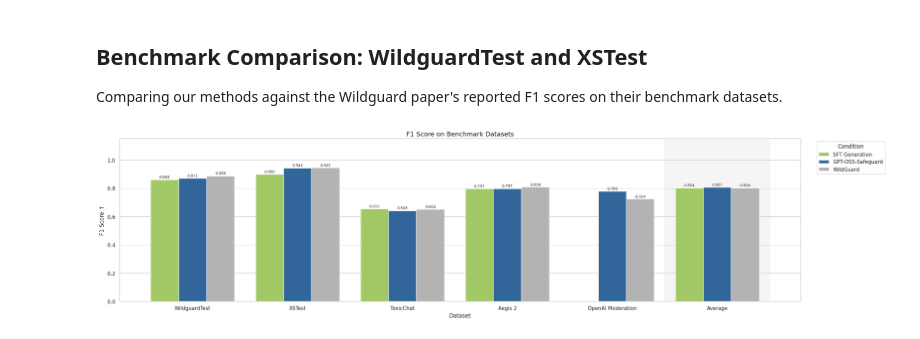
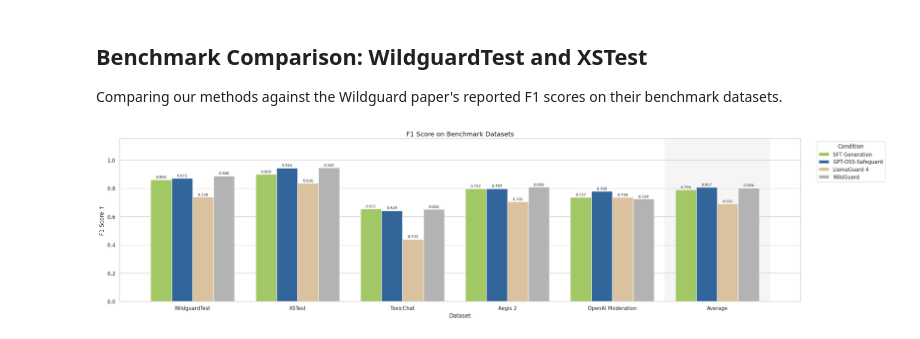
Before and after one commit to Jazhyc/aims-safety-classification, a Jupyter notebook: notebooks/baselines/baselines_results.ipynb, the cells around one changed output. Saved outputs shown, nothing was run; the diff lists cells and outputs as text; code cells hidden in the pictures.

```diff
--- a/notebooks/baselines/baselines_results.ipynb
+++ b/notebooks/baselines/baselines_results.ipynb
@@ -473,35 +472,34 @@ def plot_benchmark_comparison(df: pd.DataFrame, datasets: list, metric: str = "f
 
 
 # All benchmark datasets including the new ones
 benchmark_datasets = ["WildguardTest", "XSTest", "ToxicChat", "Aegis 2", "OpenAI Moderation"]
 
 # Keep only SFT generation and guard/safeguard models to avoid crowding
 exclude = [
     "Vanilla Classification",
     "Vanilla + Human Intent",
     "Vanilla + Model Intent",
     "CoT Classification",
     "CoT + Human Intent",
     "SFT Classification",
     "Vanilla Generation",
     "CoT Generation",
-    "LlamaGuard 4",
 ]
 
 df_benchmark = pd.concat([df_main, df_guard], ignore_index=True)
 
 plot_benchmark_comparison(
     df_benchmark,
     datasets=benchmark_datasets,
     metric="f1",
     exclude_conditions=exclude,
     title="F1 Score on Benchmark Datasets",
     save_name="f1_benchmark_comparison"
 )
 
 df_benchmark
 # %% [output]
-[figure, old version]
+[figure, new version]
 |  | dataset | model | condition | accuracy | precision | recall | f1 | total | tp | fp | ... |
 | 0 | Aegis 2 | meta-llama_Llama-3.1-8B-Instruct | Vanilla Classification | 0.776986 | 0.775510 | 0.825307 | 0.799634 | 1964 | 874 | 253 | ... |
 | 1 | Aegis 2 | meta-llama_Llama-3.1-8B-Instruct | Vanilla Generation | 0.790733 | 0.817647 | 0.787535 | 0.802309 | 1964 | 834 | 186 | ... |
```
Also changed, not shown: parts of 3 cells of this notebook, 3 other files.
